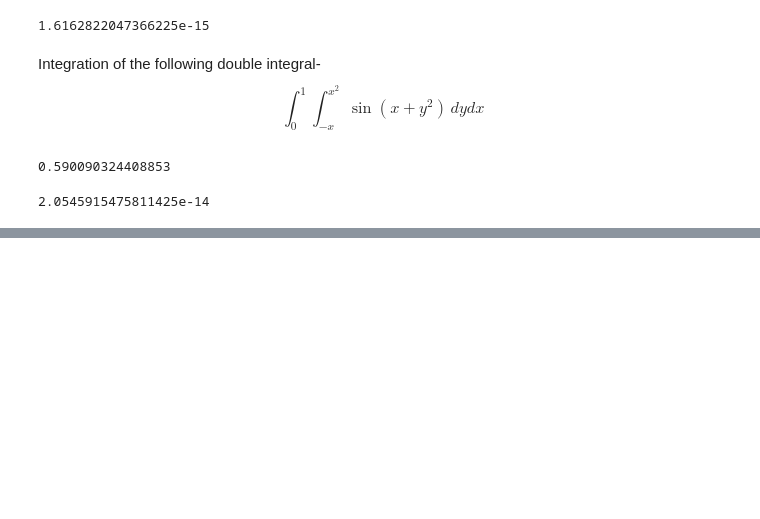
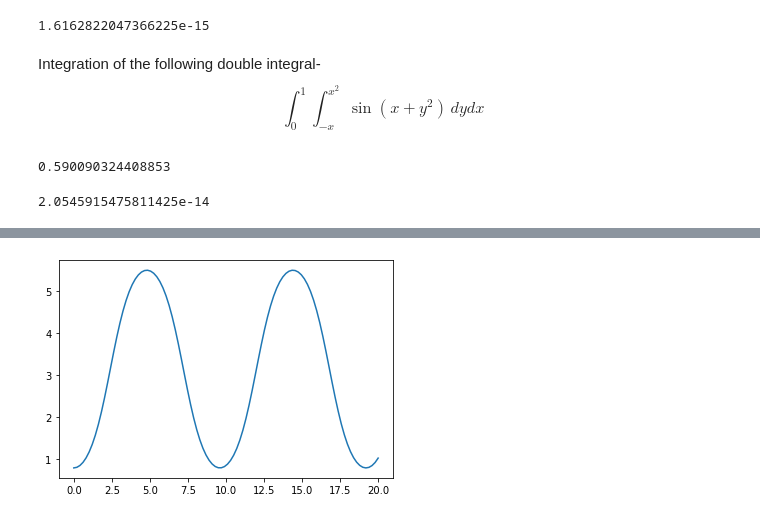
Before and after one commit to aritraroy24/CompChem_Python_Modules_Learning, a Jupyter notebook: SciPy/SciPy Tutorial.ipynb, the cells around one changed output, grey strips where cells are left out. Cells and saved outputs as stored; diff of their text form; code cells hidden in the pictures; blank space fills up the shorter version.

```diff
--- a/SciPy/SciPy Tutorial.ipynb
+++ b/SciPy/SciPy Tutorial.ipynb
@@ -281,0 +392,17 @@ integral_error
+# %%
+def dSdt(S, t):
+    theta, omega = S
+    return [omega, np.sin(theta)]
+
+theta0 = np.pi/4
+omega0 = 0
+S0 = (theta0, omega0)
+# %%
+t = np.linspace(0, 20, 100)
+sol = odeint(dSdt, S0, t)
+theta, omega = sol.T
+# %%
+plt.plot(t, theta)
+plt.show()
+# %% [output]
+[figure, added]
```
Also changed, not shown: parts of 16 cells of this notebook.
